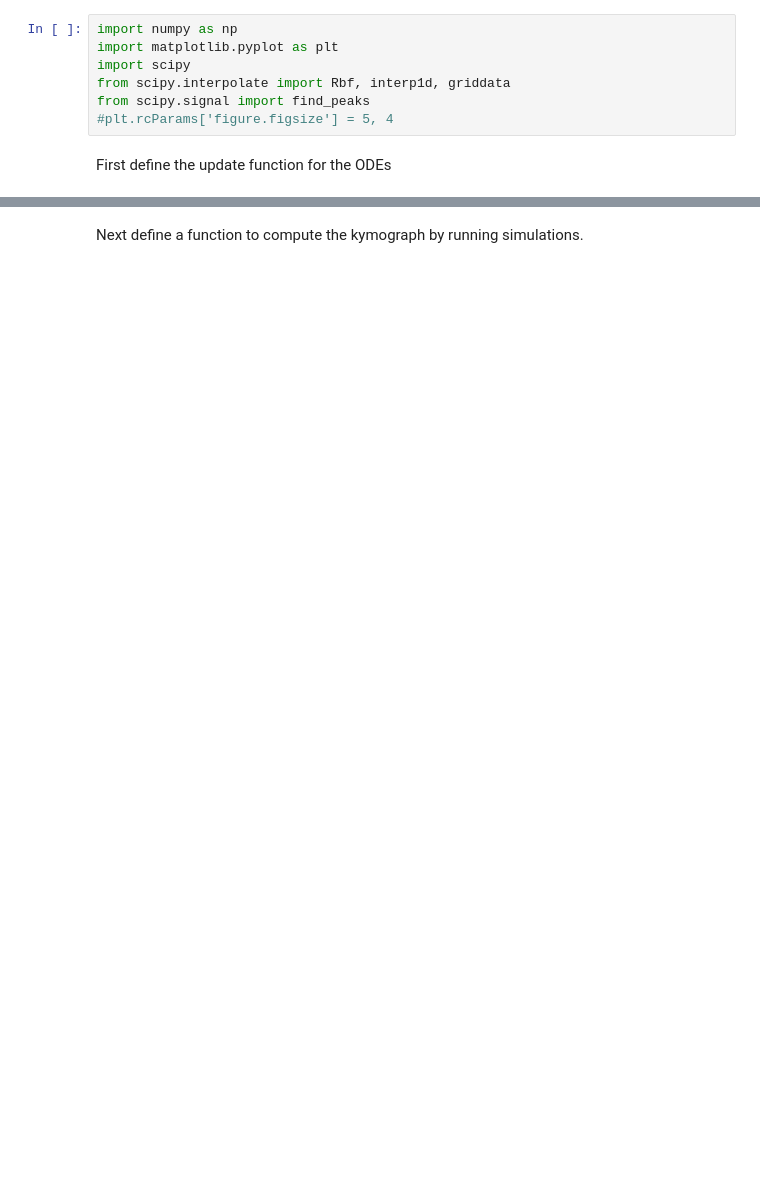
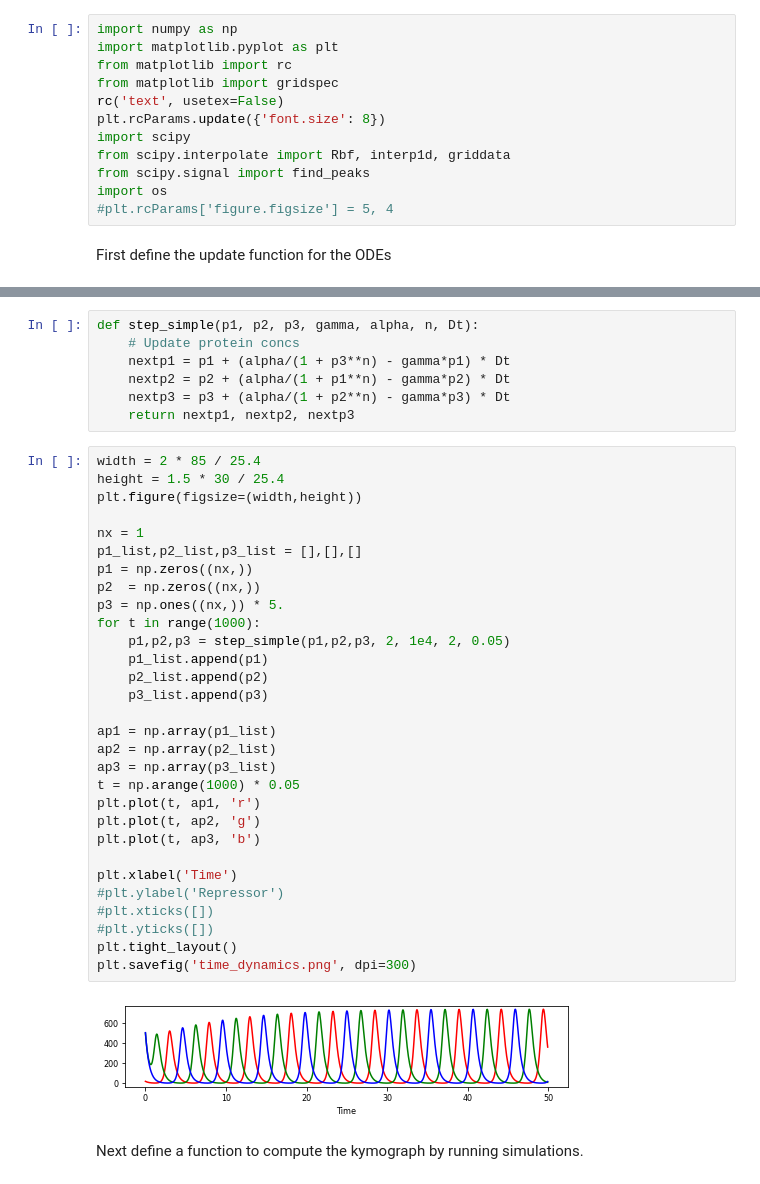
Before and after one commit to RudgeLab/SpatialOscillator, a Jupyter notebook: Analysis/KymographSimulator.ipynb, the cells around one changed output, grey strips where cells are left out. Saved outputs shown, nothing was run; the diff lists cells and outputs as text; blank space fills up the shorter version.

```diff
--- a/Analysis/KymographSimulator.ipynb
+++ b/Analysis/KymographSimulator.ipynb
@@ -1,9 +1,14 @@
 # %%
 import numpy as np
 import matplotlib.pyplot as plt
+from matplotlib import rc
+from matplotlib import gridspec
+rc('text', usetex=False)
+plt.rcParams.update({'font.size': 8})
 import scipy
 from scipy.interpolate import Rbf, interp1d, griddata
 from scipy.signal import find_peaks
+import os
 #plt.rcParams['figure.figsize'] = 5, 4
 # %% [markdown]
 First define the update function for the ODEs
@@ -21,3 +29,42 @@ def step(p1, p2, p3, r, mu0, k, gamma, d, e, n, Dt):
+# %%
+def step_simple(p1, p2, p3, gamma, alpha, n, Dt):
+    # Update protein concs
+    nextp1 = p1 + (alpha/(1 + p3**n) - gamma*p1) * Dt
+    nextp2 = p2 + (alpha/(1 + p1**n) - gamma*p2) * Dt
+    nextp3 = p3 + (alpha/(1 + p2**n) - gamma*p3) * Dt
+    return nextp1, nextp2, nextp3
+# %%
+width = 2 * 85 / 25.4
+height = 1.5 * 30 / 25.4
+plt.figure(figsize=(width,height))
+
+nx = 1
+p1_list,p2_list,p3_list = [],[],[]
+p1 = np.zeros((nx,))
+p2  = np.zeros((nx,))
+p3 = np.ones((nx,)) * 5.
+for t in range(1000):
+    p1,p2,p3 = step_simple(p1,p2,p3, 2, 1e4, 2, 0.05)
+    p1_list.append(p1)
+    p2_list.append(p2)
+    p3_list.append(p3)
+
+ap1 = np.array(p1_list)
+ap2 = np.array(p2_list)
+ap3 = np.array(p3_list)
+t = np.arange(1000) * 0.05
+plt.plot(t, ap1, 'r')
+plt.plot(t, ap2, 'g')
+plt.plot(t, ap3, 'b')
+
+plt.xlabel('Time')
+#plt.ylabel('Repressor')
+#plt.xticks([])
+#plt.yticks([])
+plt.tight_layout()
+plt.savefig('time_dynamics.png', dpi=300)
+# %% [output]
+[figure, added]
 # %% [markdown]
 Next define a function to compute the kymograph by running simulations.
 # %%
```
Also changed, not shown: parts of 53 cells of this notebook, 1 other file.
